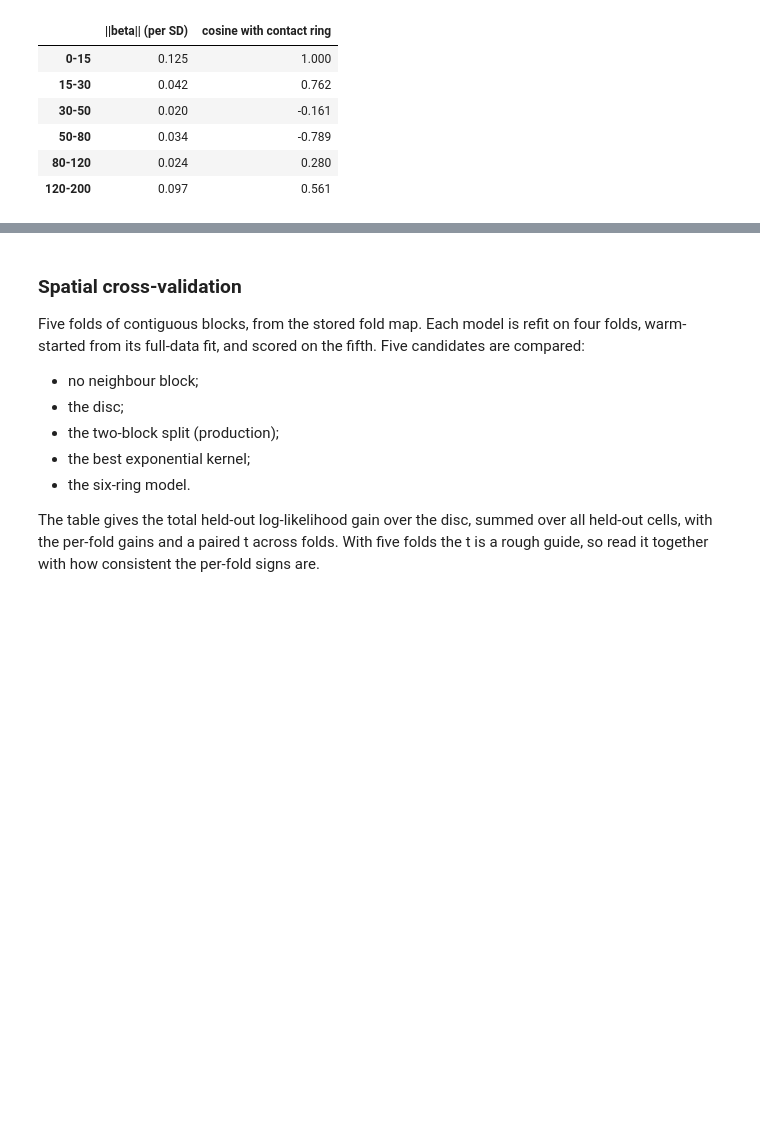
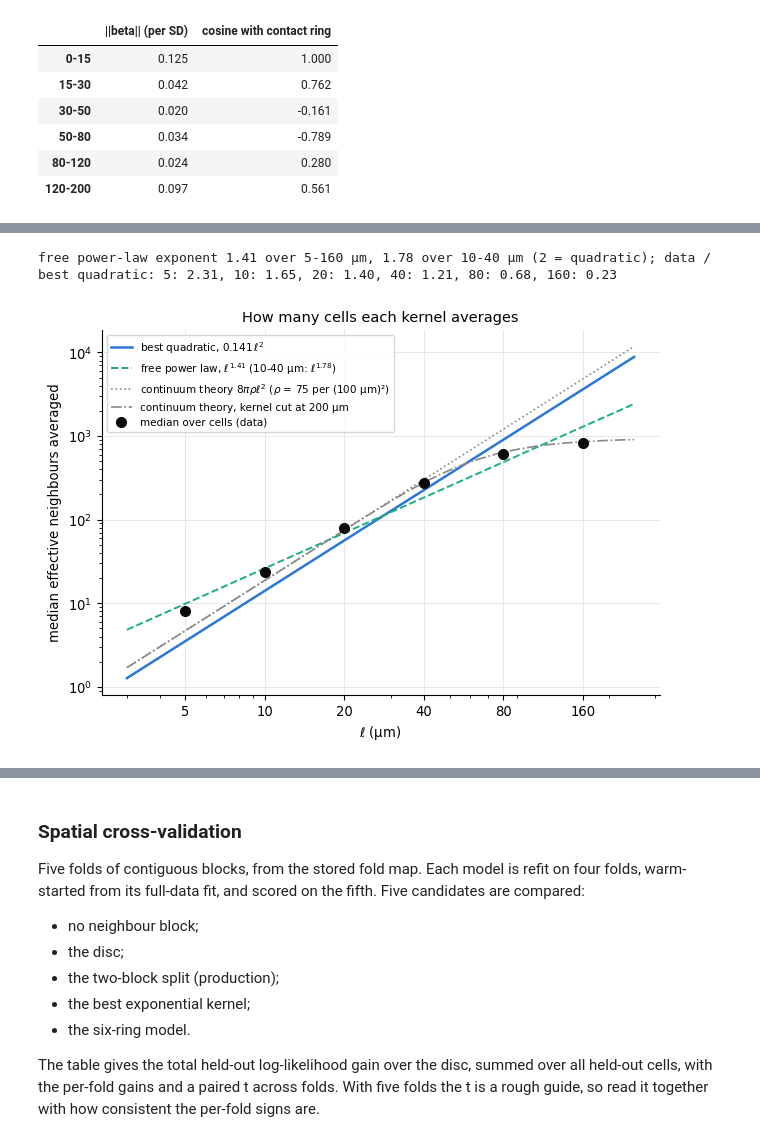
Before and after one commit to lachy01/Spatio-Temporal-Tissue-Dynamics, a Jupyter notebook: notebooks/nb_baseline.ipynb, the cells around one changed output, grey strips where cells are left out. Saved outputs shown, nothing was run; the diff lists cells and outputs as text; code cells hidden in the pictures; blank space fills up the shorter version.

```diff
--- a/notebooks/nb_baseline.ipynb
+++ b/notebooks/nb_baseline.ipynb
@@ -1532,0 +1517,35 @@ fig.tight_layout(); savefig(fig, "neighbourhood_models")
+# %%
+# (2) How many cells each kernel averages, against a quadratic in ell.
+# For cells scattered at uniform density rho, an exponential kernel averages
+# n_eff = (sum w)^2 / sum w^2 = 8 pi rho ell^2 cells: exactly quadratic, no free
+# parameter. Two things bend the data away from it: no neighbour sits closer than
+# a cell's own size (so small ells average MORE cells than the continuum says),
+# and the kernel is cut at 200 um, with tissue edges (so large ells average fewer).
+ell_arr = np.array(ELLS); ne_arr = np.array([neff[e] for e in ELLS])
+rho = float(np.median(ann["count"][:4].sum(0)[A])) / (np.pi * 80.0 ** 2)     # pool cells per um^2
+R = 200.0
+def _m1(a):            # int_0^R e^{-r/a} r dr
+    return a ** 2 * (1 - np.exp(-R / a) * (1 + R / a))
+grid = np.logspace(np.log10(3), np.log10(250), 200)
+quad = 8 * np.pi * rho * grid ** 2
+trunc = rho * (2 * np.pi * _m1(grid)) ** 2 / (2 * np.pi * _m1(grid / 2))
+a2 = np.exp(np.mean(np.log(ne_arr / ell_arr ** 2)))                 # least squares of a * ell^2 in log space
+b_fit, loga = np.polyfit(np.log(ell_arr), np.log(ne_arr), 1)        # free power law
+mid_sel = (ell_arr >= 10) & (ell_arr <= 40)
+b_mid = np.polyfit(np.log(ell_arr[mid_sel]), np.log(ne_arr[mid_sel]), 1)[0]
+fig, ax = plt.subplots(figsize=(6.4, 4.6))
+ax.plot(grid, a2 * grid ** 2, color=COL["real"], lw=1.8, label=rf"best quadratic, ${a2:.3f}\,\ell^2$")
+ax.plot(grid, np.exp(loga) * grid ** b_fit, color=COL["alt"], lw=1.4, ls="--",
+        label=rf"free power law, $\ell^{{{b_fit:.2f}}}$ (10-40 µm: $\ell^{{{b_mid:.2f}}}$)")
+ax.plot(grid, quad, color=MUTED, lw=1.2, ls=":", label=rf"continuum theory $8\pi\rho\ell^2$ ($\rho$ = {1e4 * rho:.0f} per (100 µm)²)")
+ax.plot(grid, trunc, color=MUTED, lw=1.2, ls="-.", label="continuum theory, kernel cut at 200 µm")
+ax.plot(ell_arr, ne_arr, "o", color=INK, ms=7, zorder=5, label="median over cells (data)")
+ax.set_xscale("log"); ax.set_yscale("log"); ax.set_xticks(ELLS); ax.set_xticklabels([f"{e:.0f}" for e in ELLS])
+ax.set_xlabel(r"$\ell$ (µm)"); ax.set_ylabel("median effective neighbours averaged")
+ax.set_title("How many cells each kernel averages"); ax.legend(fontsize=7.5, loc="upper left")
+fig.tight_layout(); savefig(fig, "neighbourhood_kernel_neff")
+print(f"free power-law exponent {b_fit:.2f} over 5-160 µm, {b_mid:.2f} over 10-40 µm (2 = quadratic); "
+      f"data / best quadratic: " + ", ".join(f"{e:.0f}: {n / (a2 * e ** 2):.2f}" for e, n in zip(ELLS, ne_arr)))
+# %% [output]
+free power-law exponent 1.41 over 5-160 µm, 1.78 over 10-40 µm (2 = quadratic); data / best quadratic: 5: 2.31, 10: 1.65, 20: 1.40, 40: 1.21, 80: 0.68, 160: 0.23
+[figure, added]
```
Also changed, not shown: parts of 4 cells of this notebook, 5 other files.
